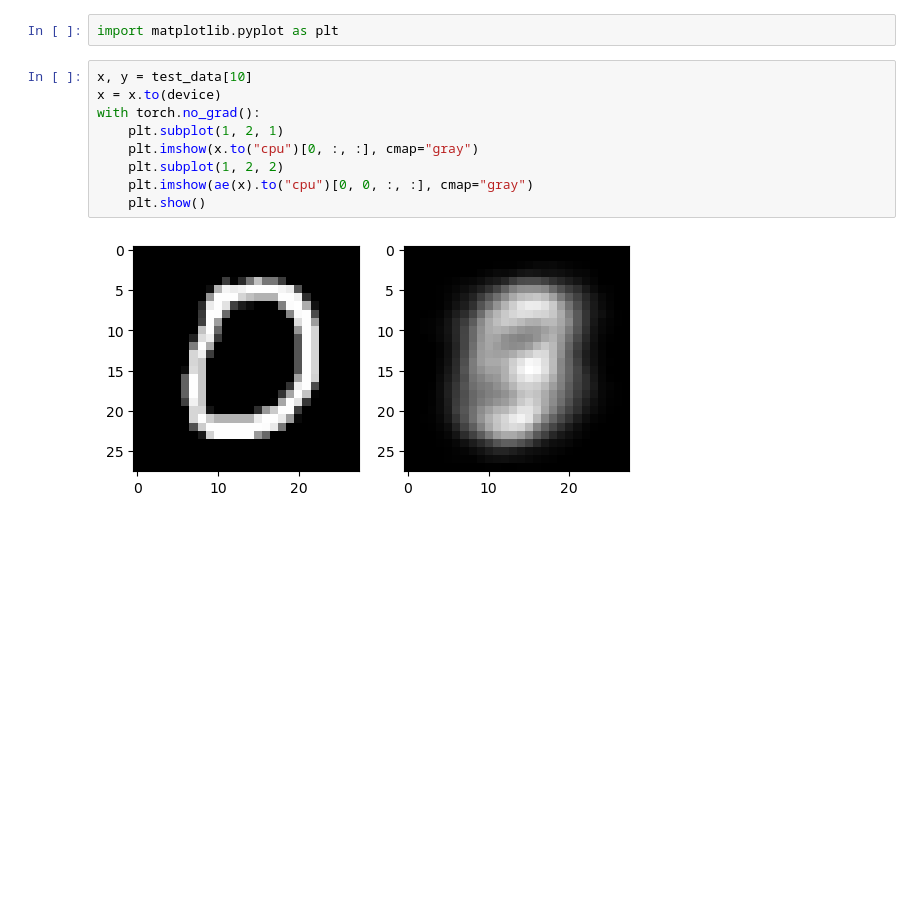
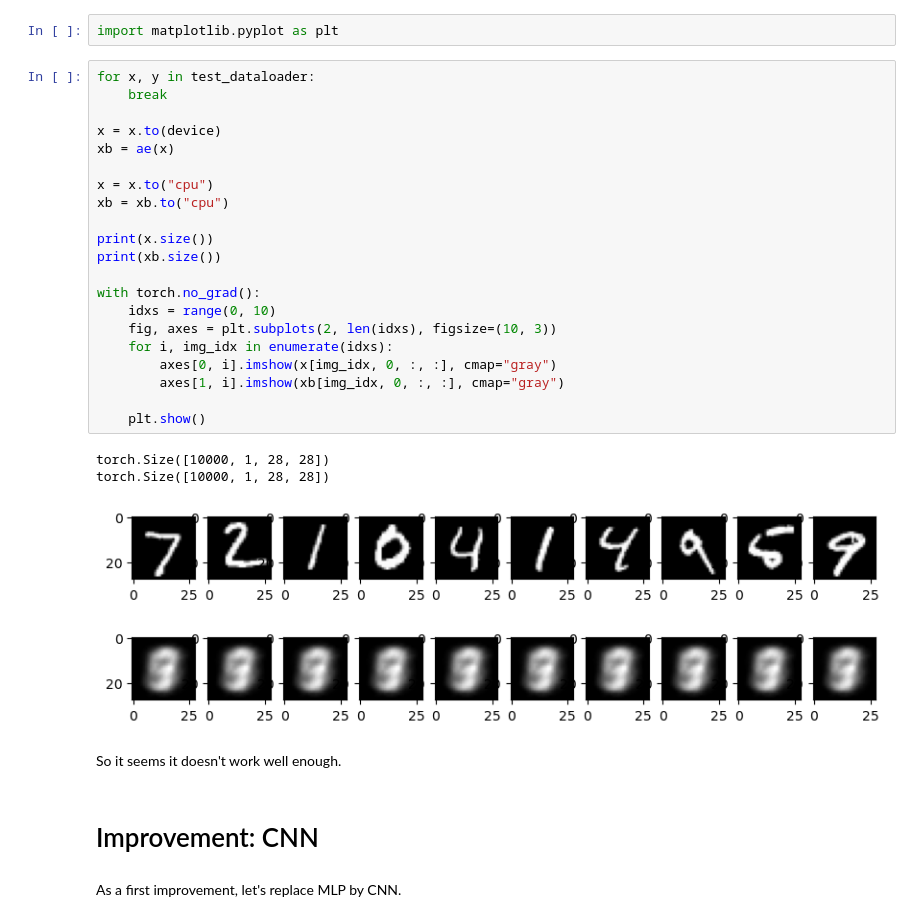
Before and after one commit to jywu20/learn-torch, a Jupyter notebook: MINST-VAE/AE.ipynb, the cells around one changed output. Cells and saved outputs as stored; diff of their text form; blank space fills up the shorter version.

```diff
--- a/MINST-VAE/AE.ipynb
+++ b/MINST-VAE/AE.ipynb
@@ -139,14 +140,34 @@ epoch   4   test loss avg: 0.067661
 # Checking if the autoencoder works well
 # %%
 import matplotlib.pyplot as plt
-# %%
-x, y = test_data[10]
-x = x.to(device)
-with torch.no_grad():
-    plt.subplot(1, 2, 1)
-    plt.imshow(x.to("cpu")[0, :, :], cmap="gray")
-    plt.subplot(1, 2, 2)
-    plt.imshow(ae(x).to("cpu")[0, 0, :, :], cmap="gray")
-    plt.show()
-# %% [output]
-[figure, removed]
+# %%
+for x, y in test_dataloader:
+    break
+
+x = x.to(device)
+xb = ae(x)
+
+x = x.to("cpu")
+xb = xb.to("cpu")
+
+print(x.size())
+print(xb.size())
+
+with torch.no_grad():
+    idxs = range(0, 10)
+    fig, axes = plt.subplots(2, len(idxs), figsize=(10, 3))
+    for i, img_idx in enumerate(idxs):
+        axes[0, i].imshow(x[img_idx, 0, :, :], cmap="gray")
+        axes[1, i].imshow(xb[img_idx, 0, :, :], cmap="gray")
+
+    plt.show()
+# %% [output]
+torch.Size([10000, 1, 28, 28])
+torch.Size([10000, 1, 28, 28])
+[figure, added]
+# %% [markdown]
+So it seems it doesn't work well enough.
+# %% [markdown]
+# Improvement: CNN
+# %% [markdown]
+As a first improvement, let's replace MLP by CNN.
```
Also changed, not shown: parts of 16 cells of this notebook, 4 other files.
